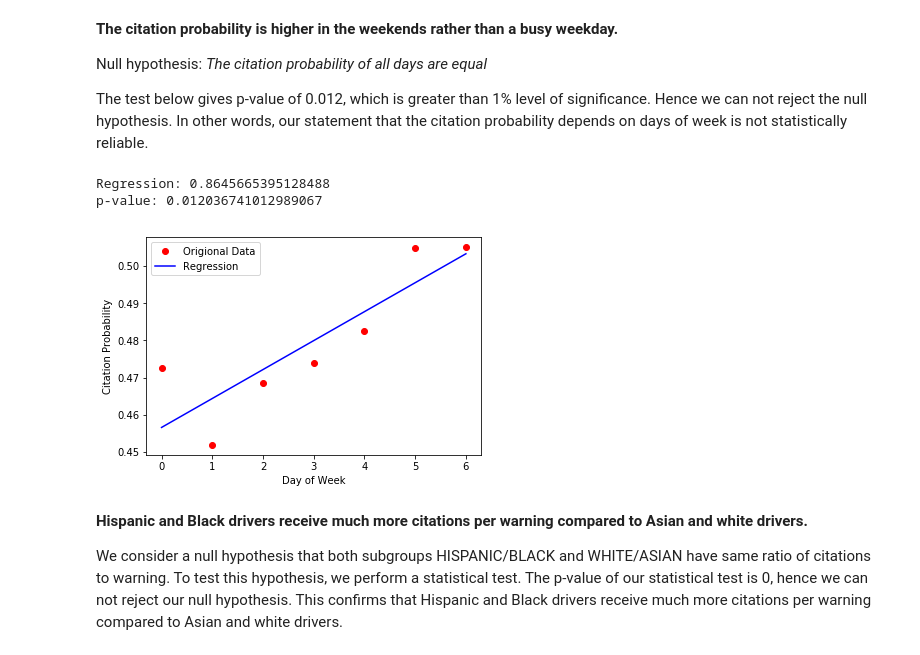
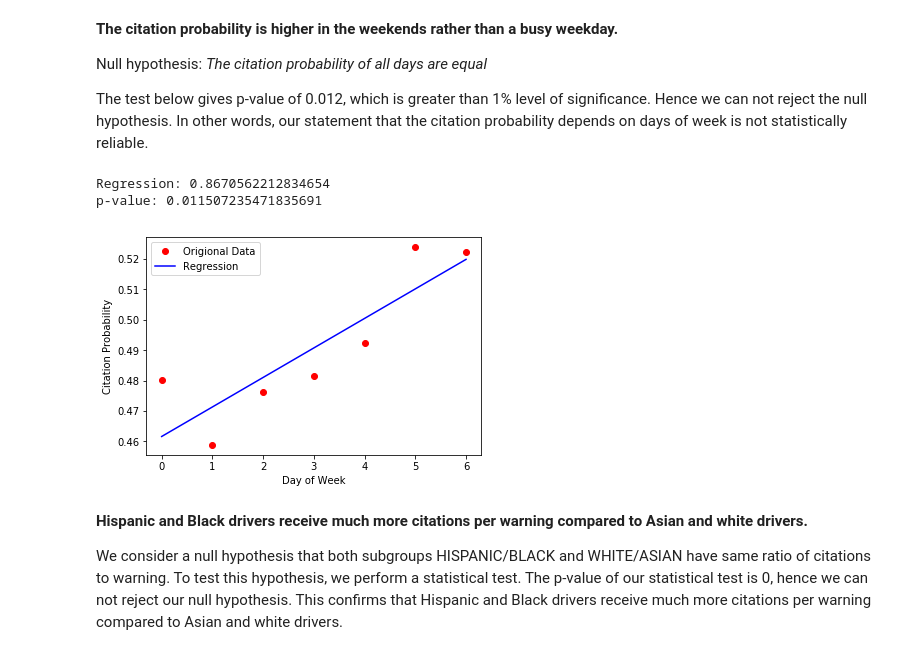
Before and after one commit to lekhnath12/Capstone-project-I, a Jupyter notebook: Inferential statistics.ipynb, the cells around one changed output. Drawn from its saved outputs; the diff is of its cells as text; code cells hidden in the pictures.

```diff
--- a/Inferential statistics.ipynb
+++ b/Inferential statistics.ipynb
@@ -84,33 +84,33 @@ Null hypothesis: <i> The citation probability of all days are equal</i>
 
 The test below gives p-value of 0.012, which is greater than 1% level of significance. Hence we can not reject the null hypothesis. In other words, our statement that the citation probability depends on days of week is not statistically reliable.
 # %%
-df_copy['day'] = df_copy.datetime.dt.dayofweek
-df = df_copy.groupby(['day', 'Violation Type']).count()
+df_traffic['day'] = df_traffic.datetime.dt.dayofweek
+df = df_traffic.groupby(['day', 'Violation Type']).count()
 ct_prob = list()
 
 n = 6
 ages = np.linspace(0,n, n+1)
 
 for age in ages:
     citn = df.loc[(age, 'Citation'), 'Agency']
     other = df.loc[(age, 'Warning'), 'Agency']
     prob = citn/(citn + other)
     ct_prob.append(prob)
 
 plt.plot(ages, ct_prob, 'ro', label = 'Origional Data')
 
 slope, intercept, rvalue, pvalue, std_err = st.linregress(ages,ct_prob)
 plt.plot(ages, intercept+slope*ages, 'b', label = 'Regression')
 
 plt.xlabel('Day of Week')
 plt.ylabel('Citation Probability')
 plt.legend()
 print('Regression:', rvalue)
 print('p-value:', pvalue)
 # %% [output]
-Regression: 0.8645665395128488
-p-value: 0.012036741012989067
+Regression: 0.8670562212834654
+p-value: 0.011507235471835691
-[figure, old version]
+[figure, new version]
 # %% [markdown]
 <b>Hispanic and Black drivers receive much more citations per warning compared to Asian and white drivers.</b>
 
```
